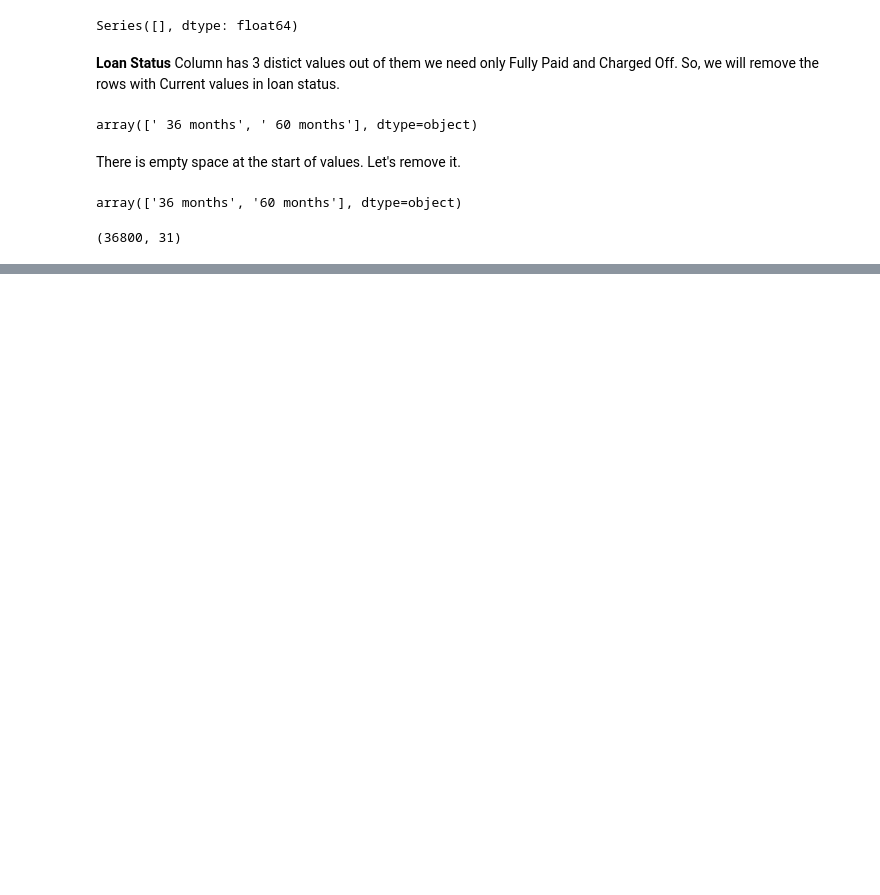
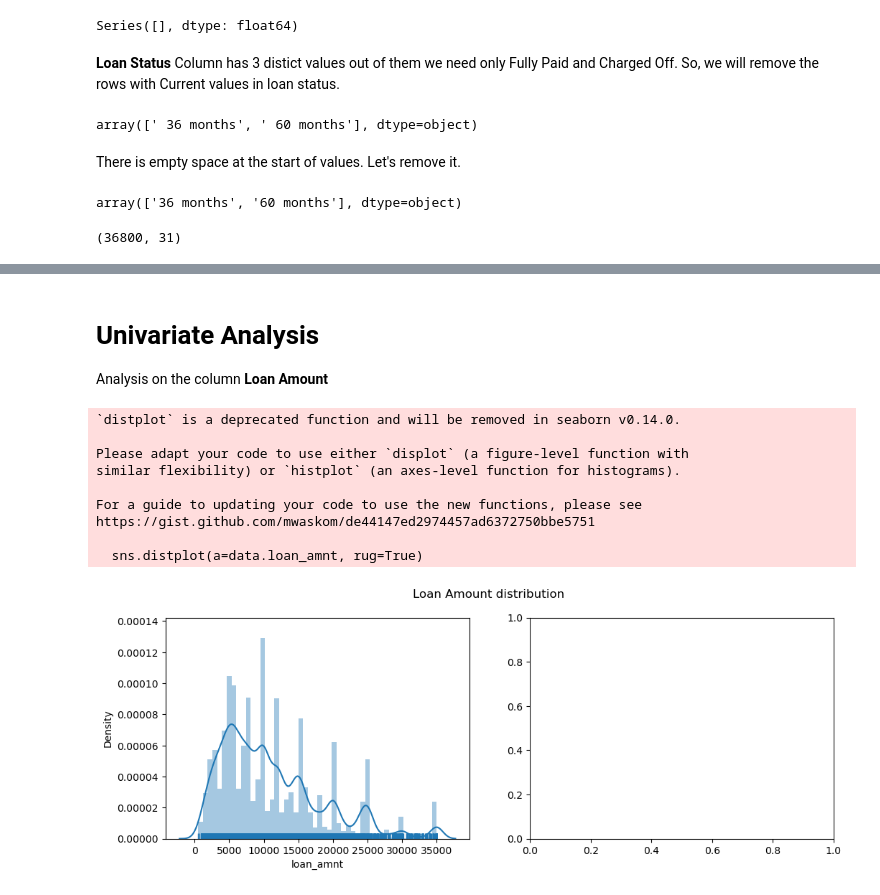
Before and after one commit to Tiru0792/LendingClubCaseStudy, a Jupyter notebook: analysis.ipynb, the cells around one changed output, grey strips where cells are left out. Drawn from its saved outputs; the diff is of its cells as text; code cells hidden in the pictures; blank space fills up the shorter version.

Commit message:
Started univariate analysis

```diff
--- a/analysis.ipynb
+++ b/analysis.ipynb
@@ -164,0 +188,4 @@ data.shape
+# %%
+#stripping '%' value
+data['int_rate'] = data.int_rate.str.strip('%').astype(float)
+data['revol_util'] = data.revol_util.str.strip('%').astype(float)
@@ -164,0 +194,7 @@ data.shape
+# %%
+def convert_and_adjust_date(column):
+    date_series = pd.to_datetime(column, format='%b-%y')
+    return date_series.apply(lambda x: x - pd.DateOffset(years=100) if x.year > 2020 else x)
+
+data['issue_d'] = convert_and_adjust_date(data['issue_d'])
+data['earliest_cr_line'] = convert_and_adjust_date(data['earliest_cr_line'])
@@ -164,0 +226,16 @@ data.shape
+# %%
+#issue_d column
+#create a new column issue_d_year which is a derived column from the issue_d
+data['issue_d_year'] = data.issue_d.dt.year
+#Formats the datetime values as abbreviated month names
+data['issue_d_month'] = data.issue_d.dt.strftime('%b')
+data['issue_d_weekday'] = data.issue_d.dt.weekday
+#data type conversion of year and weekday
+data['issue_d_year'] = data['issue_d_year'].astype(object)
+data['issue_d_weekday'] = data['issue_d_weekday'].astype(object)
+
+#earliest_cr_line
+data['earliest_cr_line_year'] = data.earliest_cr_line.dt.year
+data['earliest_cr_line_month'] = data.earliest_cr_line.dt.strftime('%b')
+#data type conversion of year and weekday
+data['earliest_cr_line_year'] = data['earliest_cr_line_year'].astype(object)
@@ -164,0 +244,2 @@ data.shape
+# %%
+data['approved_loan_amnt_ratio'] = round(data.funded_amnt_inv*100/data.loan_amnt,2)
@@ -164,0 +276,28 @@ data.shape
+# %% [markdown]
+<h1>Univariate Analysis</h1>
+
+Analysis on the column <b> Loan Amount </b>
+# %%
+#Increasing the figure size of plot
+plt.figure(figsize=(12,4))
+#Setting subplot index
+plt.subplot(1,2,1)
+#Histogram plot
+sns.distplot(a=data.loan_amnt, rug=True)
+plt.subplot(1,2,2)
+#Box plot
+#sns.boxplot(data=data.loan_amnt)
+#Single title for both subplots.
+plt.suptitle('Loan Amount distribution')
+plt.show()
+# %% [output]
+`distplot` is a deprecated function and will be removed in seaborn v0.14.0.
+
+Please adapt your code to use either `displot` (a figure-level function with
+similar flexibility) or `histplot` (an axes-level function for histograms).
+
+For a guide to updating your code to use the new functions, please see
+https://gist.github.com/mwaskom/de44147ed2974457ad6372750bbe5751
+
+  sns.distplot(a=data.loan_amnt, rug=True)
+[figure, added]
```
Also changed, not shown: parts of 9 cells of this notebook.
